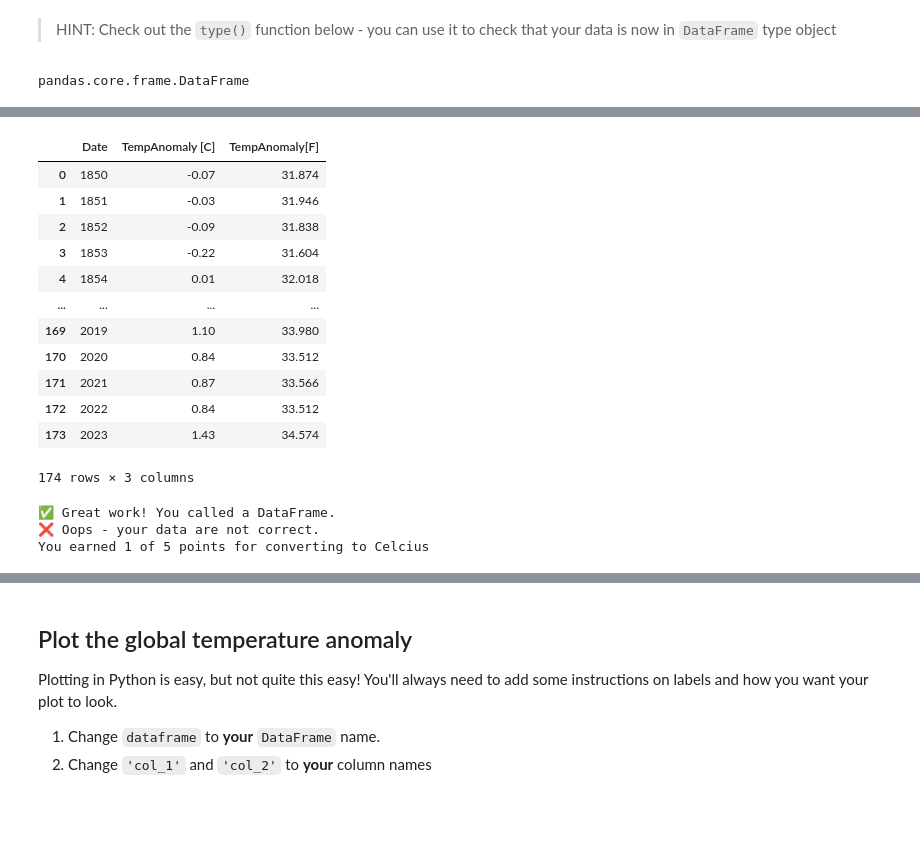
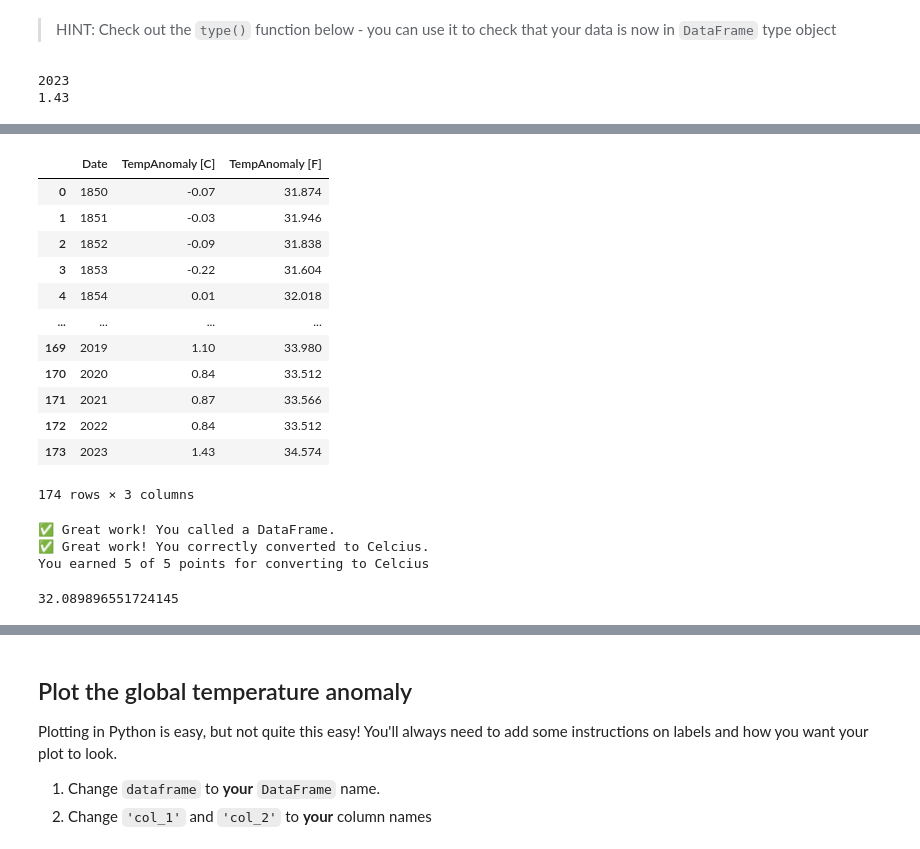
Before and after one commit to macacosta/01-geopark-get-started-reproducible-science-template, a Jupyter notebook: Get Started with Open Reproducible Science!.ipynb, the cells around one changed output, grey strips where cells are left out. Saved outputs shown, nothing was run; the diff lists cells and outputs as text; code cells hidden in the pictures; blank space fills up the shorter version.

```diff
--- a/Get Started with Open Reproducible Science!.ipynb
+++ b/Get Started with Open Reproducible Science!.ipynb
@@ -256,10 +256,11 @@ You earned 1 of 5 points for downloading data
 # %% [markdown]
   > HINT: Check out the `type()` function below - you can use it to check that your data is now in `DataFrame` type object
-# %%
-# Check that the data was imported into a pandas DataFrame
-type(dataframe)
-# %% [output]
-pandas.core.frame.DataFrame
+# %%
+print(dataframe['Date'].max())
+print(dataframe['TempAnomaly [C]'].max())
+# %% [output]
+2023
+1.43
 # %% [markdown]
 ---
 
@@ -277,10 +278,10 @@ Take a look at your data. Do you want to use it as is, or does it need to be mod
 Rewrite the code below to select columns by **name** instead of by **index**. You might find the [pandas User Guide section on slicing and dicing](https://pandas.pydata.org/docs/user_guide/indexing.html) to be useful. However - don't worry if you can't figure this out yet! We're going to talk a lot about how to use pandas `DataFrame`s.
 # %%
 #convert to fahrenheit
-dataframe['TempAnomaly[F]'] = (dataframe.iloc[:,1] * 9 / 5) + 32
+dataframe['TempAnomaly [F]'] = (dataframe['TempAnomaly [C]'] * 9 / 5) + 32
 dataframe
 # %% [output]
-|  | Date | TempAnomaly [C] | TempAnomaly[F] |
+|  | Date | TempAnomaly [C] | TempAnomaly [F] |
 | 0 | 1850 | -0.07 | 31.874 |
 | 1 | 1851 | -0.03 | 31.946 |
 | 2 | 1852 | -0.09 | 31.838 |
@@ -304,8 +305,8 @@ if isinstance(tmax_df_resp, pd.DataFrame):
 else:
     print('\u274C Oops - make sure to call your DataFrame for testing.')
 
-summary = [round(val, 17) for val in tmax_df_resp.mean().values]
-if summary == [1936.0, 0.04375722543352601, 32.078763005780345]:
+summary = [round(val, 5) for val in tmax_df_resp.mean().values]
+if summary == [1936.5, 0.04994, 32.08990]:
     points += 4
     print('\u2705 Great work! You correctly converted to Celcius.')
 else:
@@ -313,8 +314,12 @@ else:
 print('You earned {} of 5 points for converting to Celcius'.format(points))
 # %% [output]
 ✅ Great work! You called a DataFrame.
-❌ Oops - your data are not correct.
-You earned 1 of 5 points for converting to Celcius
+✅ Great work! You correctly converted to Celcius.
+You earned 5 of 5 points for converting to Celcius
+# %%
+print(dataframe['TempAnomaly [F]'].mean())
+# %% [output]
+32.089896551724145
 # %% [markdown]
 <img src="https://static.thenounproject.com/png/3842781-200.png" width=20 style="float: left; padding: 3px" /> Want an **EXTRA CHALLENGE**?
   1. As you did above, rewrite the code to be more expressive
```
Also changed, not shown: parts of 2 cells of this notebook, 1 other file.
